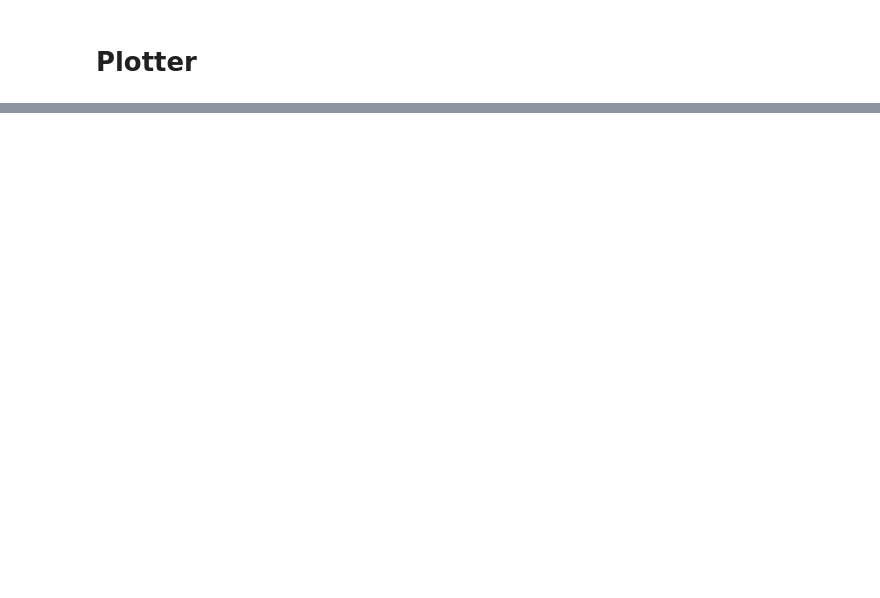
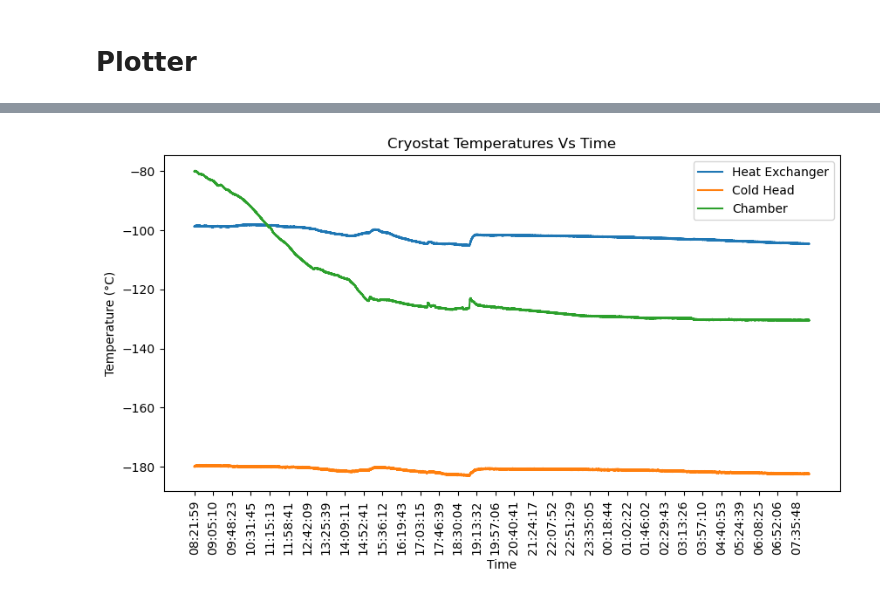
Before and after one commit to Zepeng/SlowControl-Probe, a Jupyter notebook: data ploting.ipynb, the cells around one changed output, grey strips where cells are left out. Saved outputs shown, nothing was run; the diff lists cells and outputs as text; code cells hidden in the pictures; blank space fills up the shorter version.

```diff
--- a/data ploting.ipynb
+++ b/data ploting.ipynb
@@ -52,0 +114,14 @@ p_plot(t[0],[HeatEx_data[0],ColdHead_data[0],Chamber_data[0]],title,lin_names)
+# %%
+Time_data=[]
+HeatEx_data=[]
+ColdHead_data=[]
+Chamber_data=[]
+t=[]
+lin_names=["Heat Exchanger","Cold Head","Chamber"]
+title="Cryostat Temperatures Vs Time"
+f_name=["Temp log 09-21-2022, 08-21.csv"]
+data_read_2(f_name,[Time_data,HeatEx_data,ColdHead_data,Chamber_data,t])
+tics=get_tics(Time_data,1500)
+p_plot(t[0],[HeatEx_data,ColdHead_data,Chamber_data],title,lin_names,tics)
+# %% [output]
+[figure, added]
```
Also changed, not shown: parts of 7 cells of this notebook, 1 other file.
